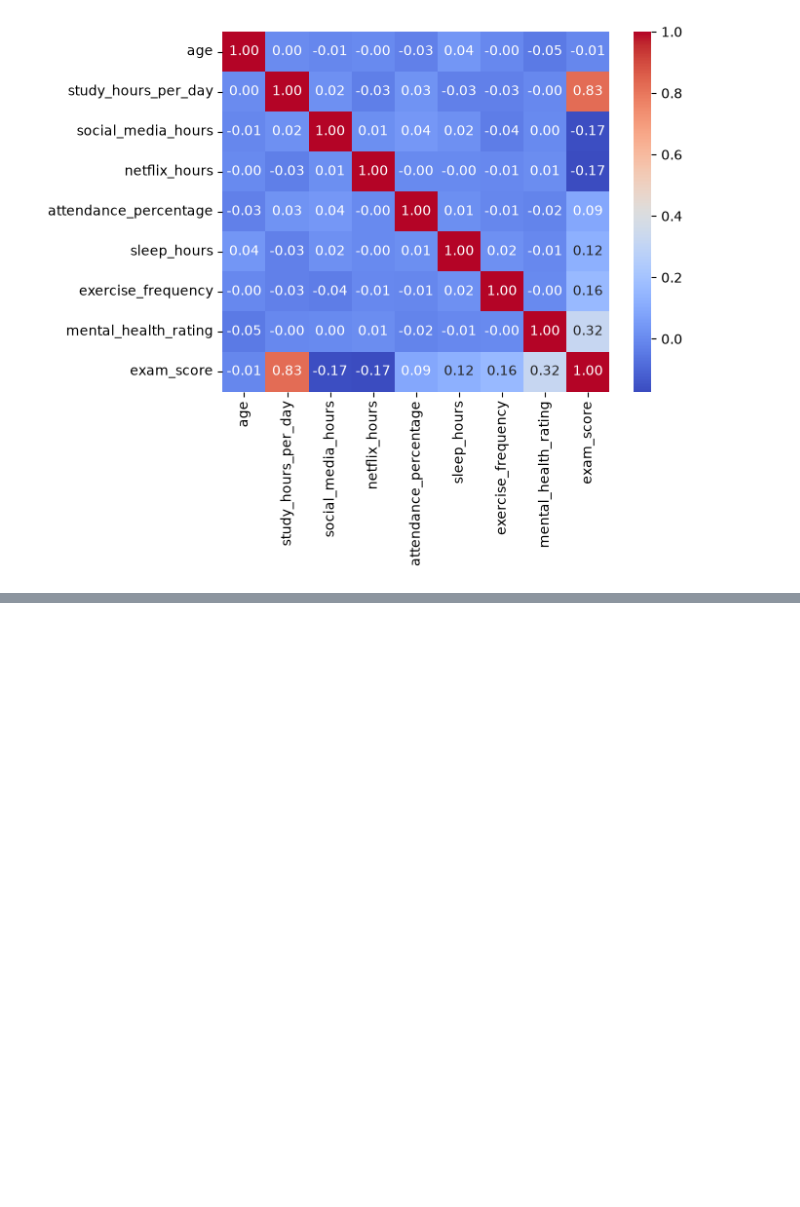
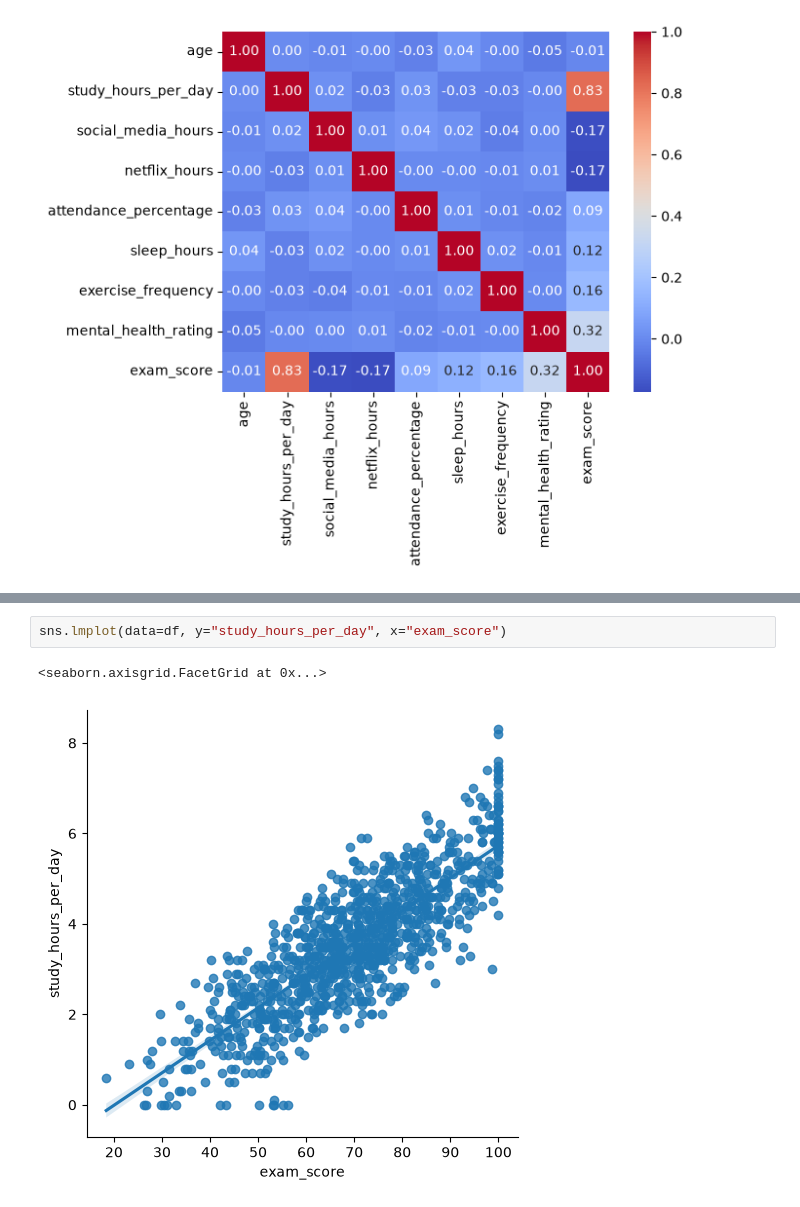
Before and after one commit to emiyu924/Dados-com-IA, a Jupyter notebook: aula06.ipynb, the cells around one changed output, grey strips where cells are left out. Saved outputs shown, nothing was run; the diff lists cells and outputs as text; blank space fills up the shorter version.

```diff
--- a/aula06.ipynb
+++ b/aula06.ipynb
@@ -107,0 +114,5 @@ sns.heatmap(data=df[colunas].corr(),annot=True, cmap="coolwarm", fmt=".2f");
+# %%
+sns.lmplot(data=df, y="study_hours_per_day", x="exam_score")
+# %% [output]
+<seaborn.axisgrid.FacetGrid at 0x...>
+[figure, added]
```
Also changed, not shown: parts of 10 cells of this notebook, 2 other files.
